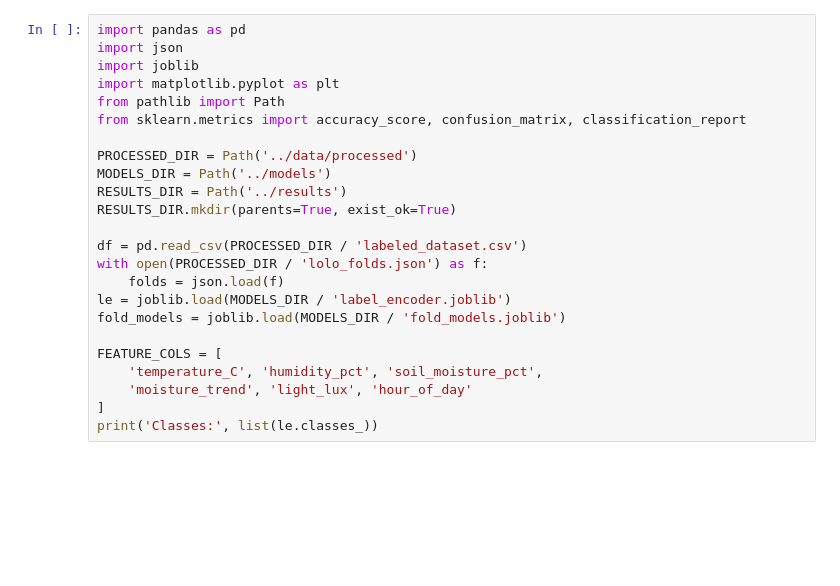
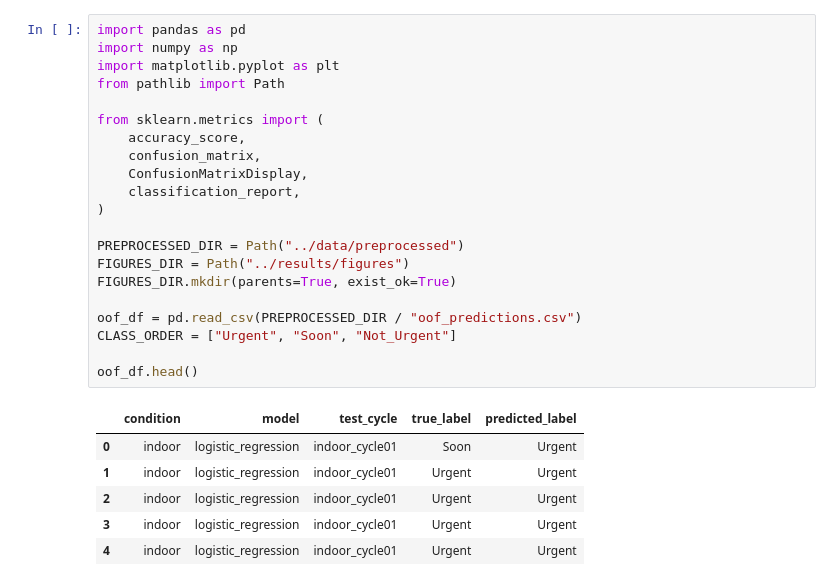
Before and after one commit to Sakhiur2022/HydroSense, a Jupyter notebook: ml/notebooks/08_model_evaluation.ipynb, the cells around one changed output. Saved outputs shown, nothing was run; the diff lists cells and outputs as text; blank space fills up the shorter version.

```diff
--- a/ml/notebooks/08_model_evaluation.ipynb
+++ b/ml/notebooks/08_model_evaluation.ipynb
@@ -8,24 +11,28 @@
 # %%
 import pandas as pd
-import json
-import joblib
+import numpy as np
 import matplotlib.pyplot as plt
 from pathlib import Path
-from sklearn.metrics import accuracy_score, confusion_matrix, classification_report
 
-PROCESSED_DIR = Path('../data/processed')
-MODELS_DIR = Path('../models')
-RESULTS_DIR = Path('../results')
-RESULTS_DIR.mkdir(parents=True, exist_ok=True)
+from sklearn.metrics import (
+    accuracy_score,
+    confusion_matrix,
+    ConfusionMatrixDisplay,
+    classification_report,
+)
 
-df = pd.read_csv(PROCESSED_DIR / 'labeled_dataset.csv')
-with open(PROCESSED_DIR / 'lolo_folds.json') as f:
-    folds = json.load(f)
-le = joblib.load(MODELS_DIR / 'label_encoder.joblib')
-fold_models = joblib.load(MODELS_DIR / 'fold_models.joblib')
+PREPROCESSED_DIR = Path("../data/preprocessed")
+FIGURES_DIR = Path("../results/figures")
+FIGURES_DIR.mkdir(parents=True, exist_ok=True)
 
-FEATURE_COLS = [
-    'temperature_C', 'humidity_pct', 'soil_moisture_pct',
-    'moisture_trend', 'light_lux', 'hour_of_day'
-]
-print('Classes:', list(le.classes_))
+oof_df = pd.read_csv(PREPROCESSED_DIR / "oof_predictions.csv")
+CLASS_ORDER = ["Urgent", "Soon", "Not_Urgent"]
+
+oof_df.head()
+# %% [output]
+|  | condition | model | test_cycle | true_label | predicted_label |
+| 0 | indoor | logistic_regression | indoor_cycle01 | Soon | Urgent |
+| 1 | indoor | logistic_regression | indoor_cycle01 | Urgent | Urgent |
+| 2 | indoor | logistic_regression | indoor_cycle01 | Urgent | Urgent |
+| 3 | indoor | logistic_regression | indoor_cycle01 | Urgent | Urgent |
+| 4 | indoor | logistic_regression | indoor_cycle01 | Urgent | Urgent |
```
Also changed, not shown: parts of 15 cells of this notebook, 2 other files.
